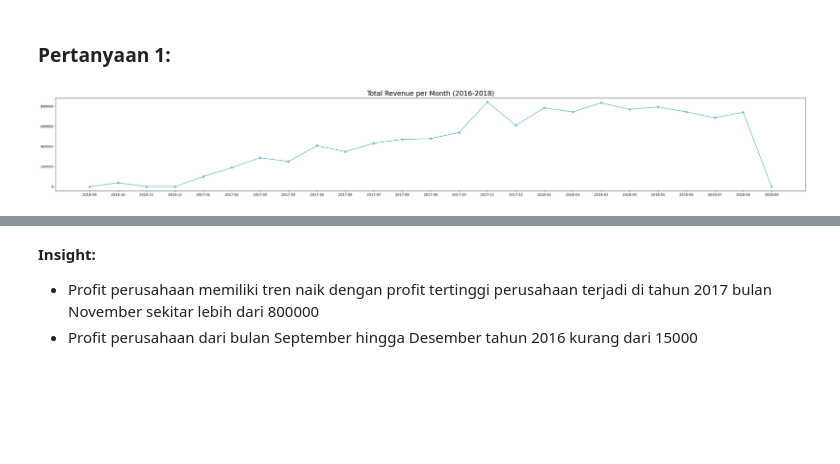
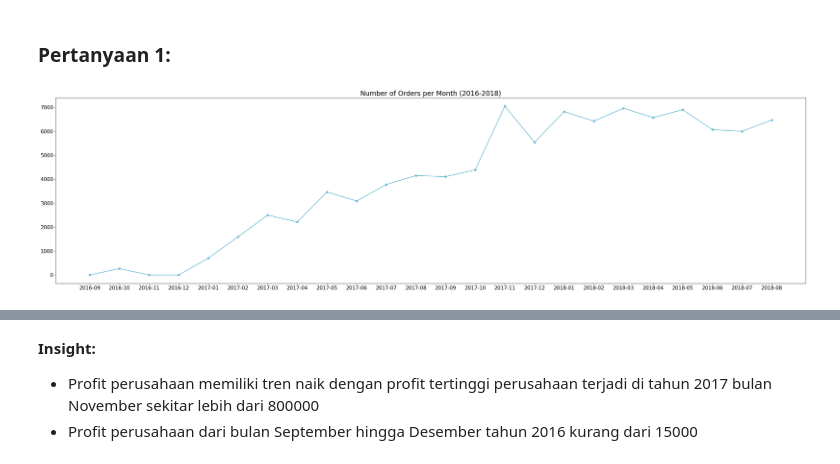
Before and after one commit to siren-song-of-war/Submission, a Jupyter notebook: Copy of Proyek Analisis Data.ipynb, the cells around one changed output, grey strips where cells are left out. Cells and saved outputs as stored; diff of their text form; code cells hidden in the pictures; blank space fills up the shorter version.

```diff
--- a/Copy of Proyek Analisis Data.ipynb
+++ b/Copy of Proyek Analisis Data.ipynb
@@ -64,0 +71,3 @@ geolocation_df.head()
+# %%
+order_items_df = pd.read_csv("https://raw.githubusercontent.com/siren-song-of-war/Submission/refs/heads/main/Data/olist_order_items_dataset.csv")
+order_items_df.head()
@@ -64,0 +137,3 @@ geolocation_df.head()
+# %%
+products_df = pd.read_csv("https://raw.githubusercontent.com/siren-song-of-war/Submission/refs/heads/main/Data/olist_products_dataset.csv")
+products_df.head()
@@ -64,0 +181,3 @@ geolocation_df.head()
+# %%
+product_category_name_translation_df = pd.read_csv("https://raw.githubusercontent.com/siren-song-of-war/Submission/refs/heads/main/Data/product_category_name_translation.csv")
+product_category_name_translation_df.head()
@@ -153,17 +576,7 @@ datetime_columns = ["order_purchase_timestamp", "order_approved_at", "order_deli
 for column in datetime_columns:
   orders_df[column] = pd.to_datetime(orders_df[column])
 
-orders_df.dropna(axis=0, subset=['order_approved_at','order_delivered_carrier_date'], inplace=True, how='all')
-orders_df.dropna(axis=0, subset=['order_delivered_carrier_date'], inplace=True)
-orders_df.interpolate(method='linear', limit_direction='forward', inplace=True)
+orders_df.dropna(axis=0, subset=['order_approved_at','order_delivered_carrier_date','order_delivered_customer_date'], inplace=True)
 orders_df.info()
-
-datetime1_columns = ["shipping_limit_date"]
-for column in datetime1_columns:
-  order_items_df[column] = pd.to_datetime(order_items_df[column])
-order_items_df.info()
-
-products_df.dropna(axis=0, inplace=True)
-products_df.info()
 # %% [output]
 <class 'pandas.core.frame.DataFrame'>
@@ -289,27 +917,27 @@ memory usage: 1010.2+ KB
 # %%
 monthly_orders_df = all_df.resample(rule='M', on='order_approved_at').agg({
     "order_id": "nunique",
     "profit": "sum"
 })
 monthly_orders_df.index = monthly_orders_df.index.strftime('%Y-%m')
 monthly_orders_df = monthly_orders_df.reset_index()
 monthly_orders_df.rename(columns={
     "order_id": "order_count",
     "total_price": "revenue"
 }, inplace=True)
 monthly_orders_df.head()
 
-plt.figure(figsize=(40, 5))
+plt.figure(figsize=(40, 10))
 plt.plot(
     monthly_orders_df["order_approved_at"],
-    monthly_orders_df["profit"],
+    monthly_orders_df["order_count"],
     marker='o',
     linewidth=2,
     color="#72BCD4"
 )
-plt.title("Total Revenue per Month (2016-2018)", loc="center", fontsize=20)
-plt.xticks(fontsize=10)
-plt.yticks(fontsize=10)
+plt.title("Number of Orders per Month (2016-2018)", loc="center", fontsize=20)
+plt.xticks(fontsize=15)
+plt.yticks(fontsize=15)
 plt.show()
 # %% [output]
-[figure, old version]
+[figure, new version]
```
Also changed, not shown: parts of 80 cells of this notebook, 2 other files.
